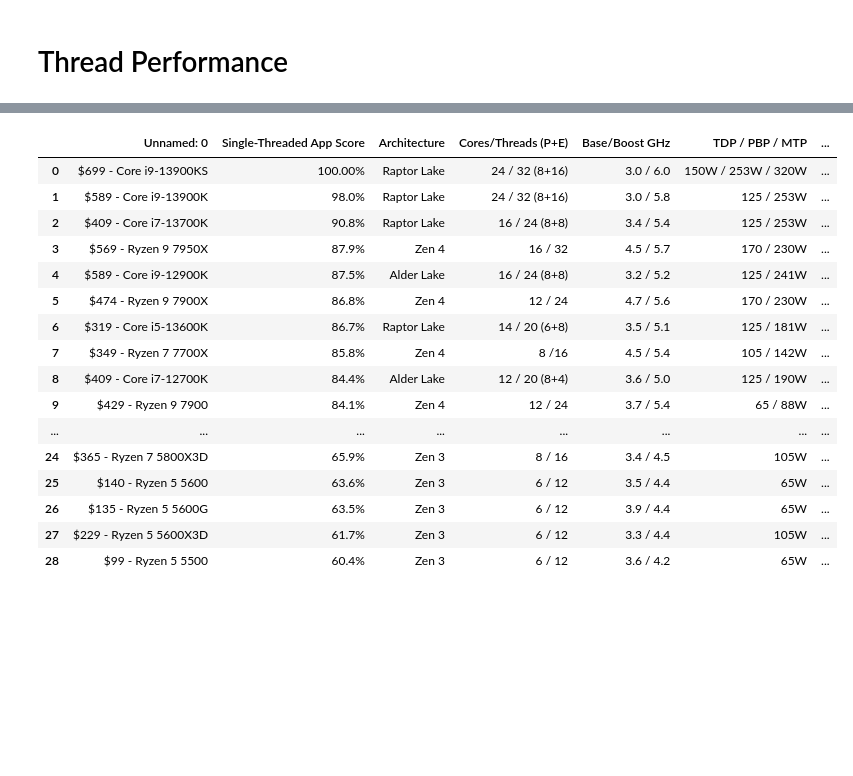
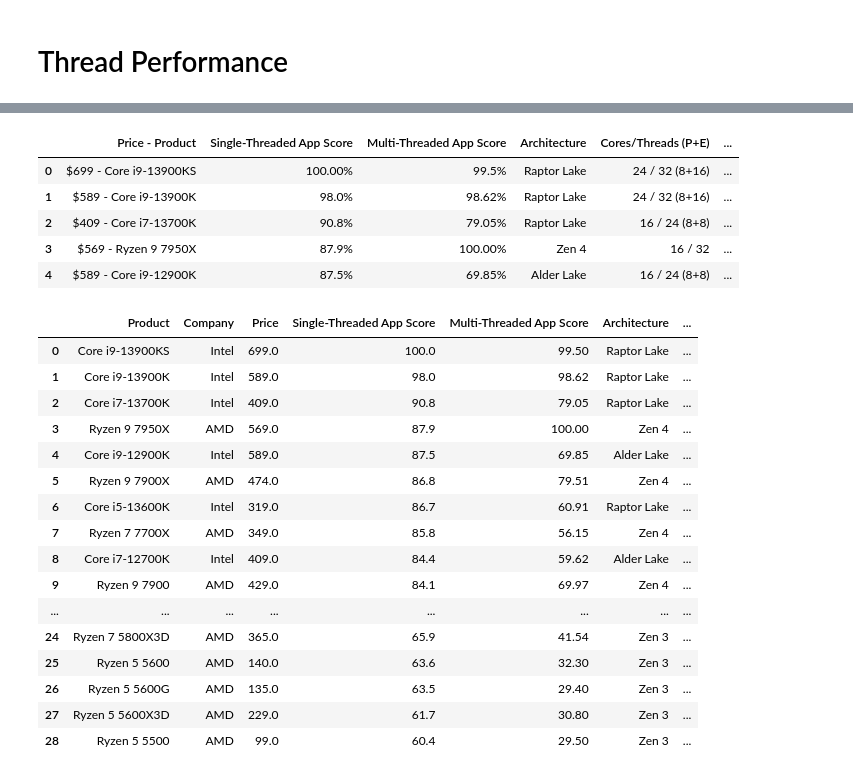
Before and after one commit to chengeric155/Computer-Building-Analysis, a Jupyter notebook: CPU Analysis.ipynb, the cells around one changed output, grey strips where cells are left out. Drawn from its saved outputs; the diff is of its cells as text; code cells hidden in the pictures; blank space fills up the shorter version.

Commit message:
single + multi thread cpu

```diff
--- a/CPU Analysis.ipynb
+++ b/CPU Analysis.ipynb
@@ -147,20 +149,45 @@ raw_multi_thread_cpu
 # %%
-raw_single_thread_cpu.merge(raw_multi_thread_cpu[['Unnamed: 0','Multi-Threaded App Score']], on='Unnamed: 0')
+raw_thread_df = raw_single_thread_cpu.merge(raw_multi_thread_cpu[['Unnamed: 0','Multi-Threaded App Score']], on='Unnamed: 0')
+raw_thread_df.insert(2, 'Multi-Threaded App Score', raw_thread_df.pop('Multi-Threaded App Score'))
+raw_thread_df.rename({'Unnamed: 0': 'Price - Product'}, inplace=True, axis=1)
+raw_thread_df.head()
 # %% [output]
-|  | Unnamed: 0 | Single-Threaded App Score | Architecture | Cores/Threads (P+E) | Base/Boost GHz | TDP / PBP / MTP | ... |
-| 0 | $699 - Core i9-13900KS | 100.00% | Raptor Lake | 24 / 32 (8+16) | 3.0 / 6.0 | 150W / 253W / 320W | ... |
-| 1 | $589 - Core i9-13900K | 98.0% | Raptor Lake | 24 / 32 (8+16) | 3.0 / 5.8 | 125 / 253W | ... |
-| 2 | $409 - Core i7-13700K | 90.8% | Raptor Lake | 16 / 24 (8+8) | 3.4 / 5.4 | 125 / 253W | ... |
-| 3 | $569 - Ryzen 9 7950X | 87.9% | Zen 4 | 16 / 32 | 4.5 / 5.7 | 170 / 230W | ... |
-| 4 | $589 - Core i9-12900K | 87.5% | Alder Lake | 16 / 24 (8+8) | 3.2 / 5.2 | 125 / 241W | ... |
-| 5 | $474 - Ryzen 9 7900X | 86.8% | Zen 4 | 12 / 24 | 4.7 / 5.6 | 170 / 230W | ... |
-| 6 | $319 - Core i5-13600K | 86.7% | Raptor Lake | 14 / 20 (6+8) | 3.5 / 5.1 | 125 / 181W | ... |
-| 7 | $349 - Ryzen 7 7700X | 85.8% | Zen 4 | 8 /16 | 4.5 / 5.4 | 105 / 142W | ... |
-| 8 | $409 - Core i7-12700K | 84.4% | Alder Lake | 12 / 20 (8+4) | 3.6 / 5.0 | 125 / 190W | ... |
-| 9 | $429 - Ryzen 9 7900 | 84.1% | Zen 4 | 12 / 24 | 3.7 / 5.4 | 65 / 88W | ... |
-| ... | ... | ... | ... | ... | ... | ... | ... |
-| 24 | $365 - Ryzen 7 5800X3D | 65.9% | Zen 3 | 8 / 16 | 3.4 / 4.5 | 105W | ... |
-| 25 | $140 - Ryzen 5 5600 | 63.6% | Zen 3 | 6 / 12 | 3.5 / 4.4 | 65W | ... |
-| 26 | $135 - Ryzen 5 5600G | 63.5% | Zen 3 | 6 / 12 | 3.9 / 4.4 | 65W | ... |
-| 27 | $229 - Ryzen 5 5600X3D | 61.7% | Zen 3 | 6 / 12 | 3.3 / 4.4 | 105W | ... |
-| 28 | $99 - Ryzen 5 5500 | 60.4% | Zen 3 | 6 / 12 | 3.6 / 4.2 | 65W | ... |
+|  | Price - Product | Single-Threaded App Score | Multi-Threaded App Score | Architecture | Cores/Threads (P+E) | ... |
+| 0 | $699 - Core i9-13900KS | 100.00% | 99.5% | Raptor Lake | 24 / 32 (8+16) | ... |
+| 1 | $589 - Core i9-13900K | 98.0% | 98.62% | Raptor Lake | 24 / 32 (8+16) | ... |
+| 2 | $409 - Core i7-13700K | 90.8% | 79.05% | Raptor Lake | 16 / 24 (8+8) | ... |
+| 3 | $569 - Ryzen 9 7950X | 87.9% | 100.00% | Zen 4 | 16 / 32 | ... |
+| 4 | $589 - Core i9-12900K | 87.5% | 69.85% | Alder Lake | 16 / 24 (8+8) | ... |
+# %%
+def separate_price_from_product(df, column_name = 'Price - Product'):
+    df = df.copy()
+    splits = df[column_name].str.split(' [-—] ', regex=True, expand=True)
+    df.insert(0, 'Product', splits[1])
+    df.insert(1, 'Price', splits[0].str.replace('$', '').astype(float))
+    return df.drop(column_name, axis=1)
+
+thread_df = (raw_thread_df
+ .pipe(separate_price_from_product)
+ .pipe(percent_to_float, column_name = 'Single-Threaded App Score')
+ .pipe(percent_to_float, column_name = 'Multi-Threaded App Score')
+ .pipe(get_company_name)
+ )
+thread_df
+# %% [output]
+|  | Product | Company | Price | Single-Threaded App Score | Multi-Threaded App Score | Architecture | ... |
+| 0 | Core i9-13900KS | Intel | 699.0 | 100.0 | 99.50 | Raptor Lake | ... |
+| 1 | Core i9-13900K | Intel | 589.0 | 98.0 | 98.62 | Raptor Lake | ... |
+| 2 | Core i7-13700K | Intel | 409.0 | 90.8 | 79.05 | Raptor Lake | ... |
+| 3 | Ryzen 9 7950X | AMD | 569.0 | 87.9 | 100.00 | Zen 4 | ... |
+| 4 | Core i9-12900K | Intel | 589.0 | 87.5 | 69.85 | Alder Lake | ... |
+| 5 | Ryzen 9 7900X | AMD | 474.0 | 86.8 | 79.51 | Zen 4 | ... |
+| 6 | Core i5-13600K | Intel | 319.0 | 86.7 | 60.91 | Raptor Lake | ... |
+| 7 | Ryzen 7 7700X | AMD | 349.0 | 85.8 | 56.15 | Zen 4 | ... |
+| 8 | Core i7-12700K | Intel | 409.0 | 84.4 | 59.62 | Alder Lake | ... |
+| 9 | Ryzen 9 7900 | AMD | 429.0 | 84.1 | 69.97 | Zen 4 | ... |
+| ... | ... | ... | ... | ... | ... | ... | ... |
+| 24 | Ryzen 7 5800X3D | AMD | 365.0 | 65.9 | 41.54 | Zen 3 | ... |
+| 25 | Ryzen 5 5600 | AMD | 140.0 | 63.6 | 32.30 | Zen 3 | ... |
+| 26 | Ryzen 5 5600G | AMD | 135.0 | 63.5 | 29.40 | Zen 3 | ... |
+| 27 | Ryzen 5 5600X3D | AMD | 229.0 | 61.7 | 30.80 | Zen 3 | ... |
+| 28 | Ryzen 5 5500 | AMD | 99.0 | 60.4 | 29.50 | Zen 3 | ... |
```
Also changed, not shown: parts of 9 cells of this notebook.
